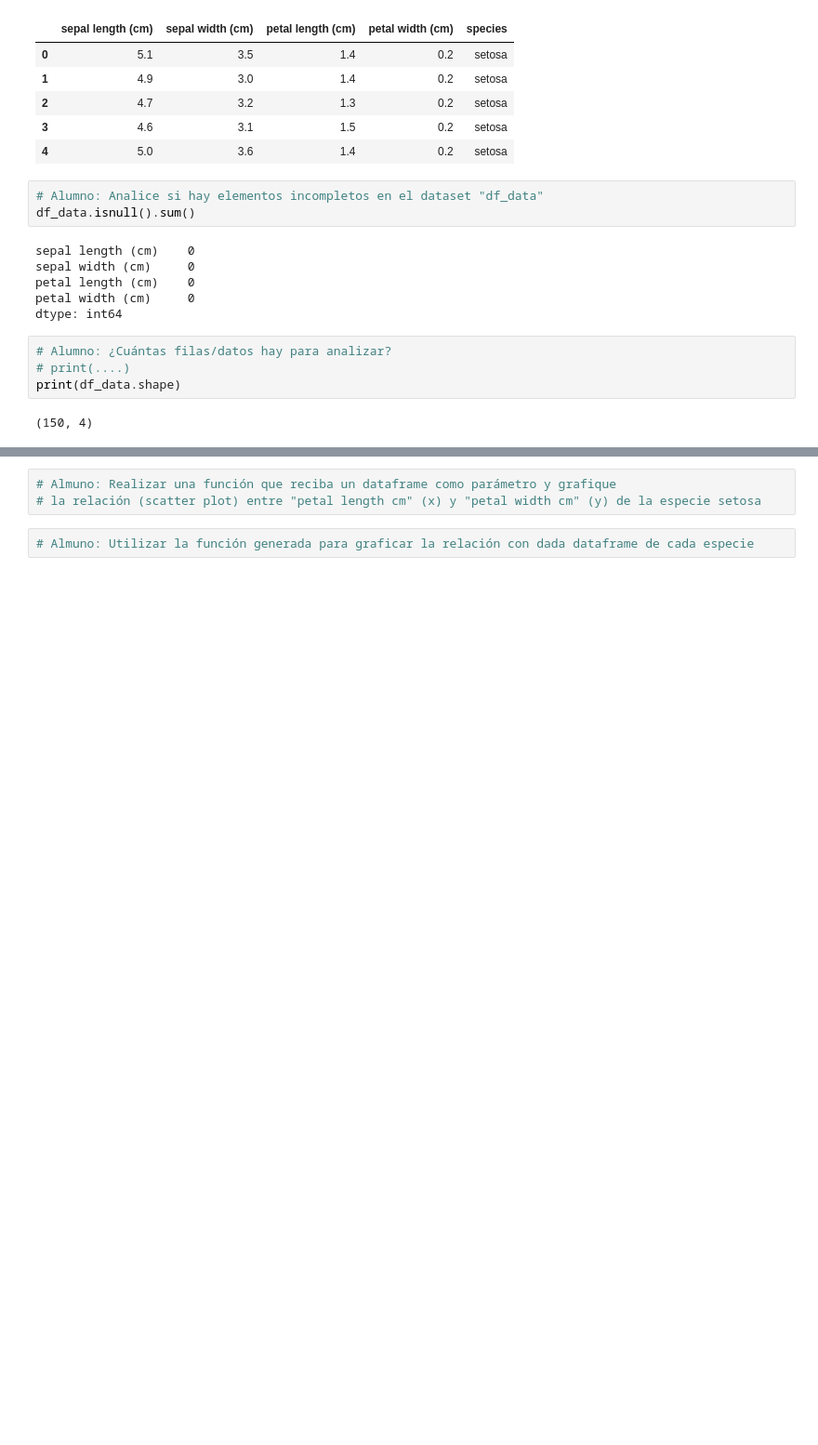
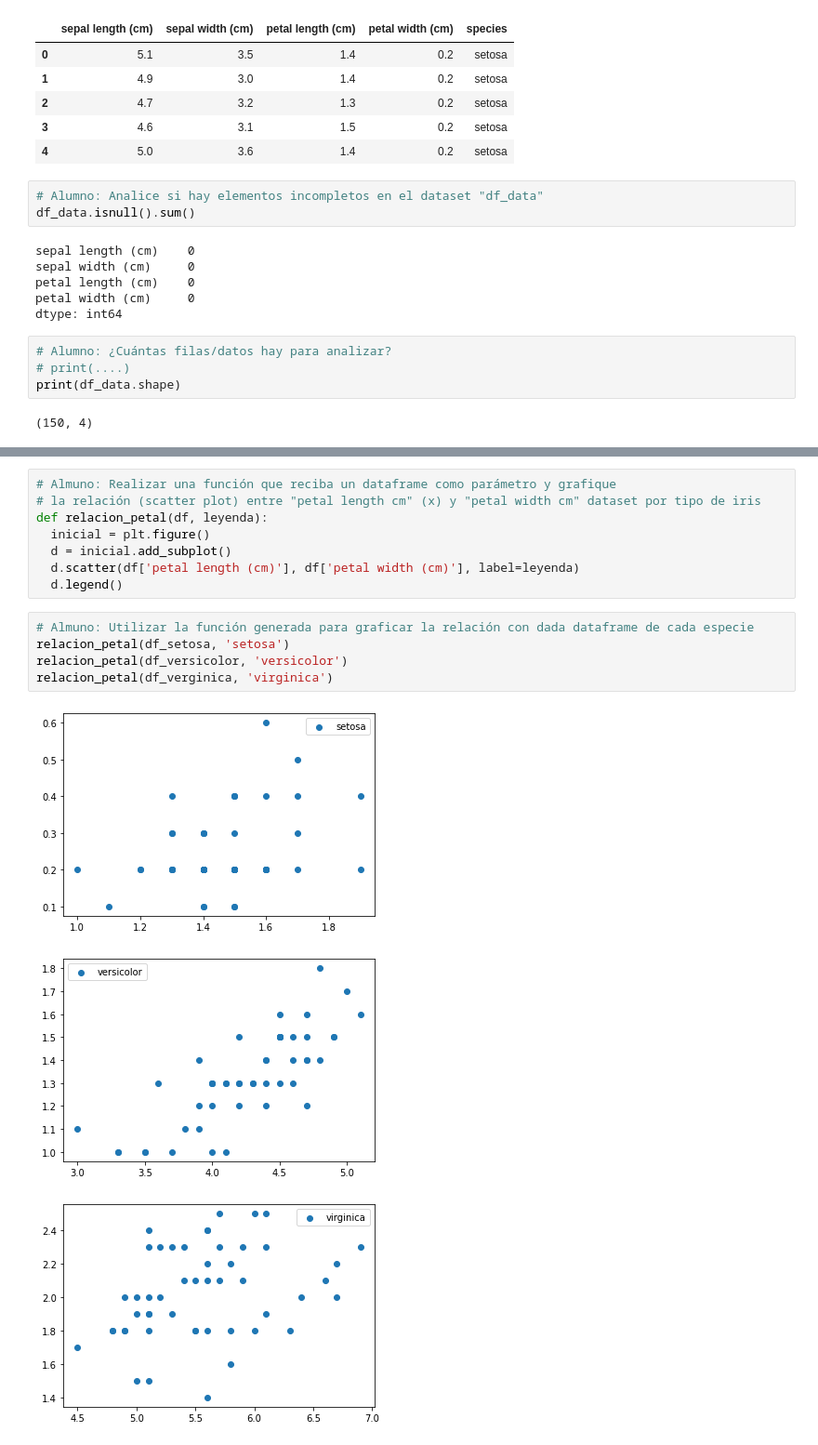
Before and after one commit to henrryyanez20/pandas_python, a Jupyter notebook: ejercicios_practica/1_iris.ipynb, the cells around one changed output, grey strips where cells are left out. Shown at 93% size. Saved outputs shown, nothing was run; the diff lists cells and outputs as text; blank space fills up the shorter version.

```diff
--- a/ejercicios_practica/1_iris.ipynb
+++ b/ejercicios_practica/1_iris.ipynb
@@ -140,6 +136,18 @@ df_versicolor.head()
 | 54 | 6.5 | 2.8 | 4.6 | 1.5 | versicolor |
 # %%
 # Almuno: Realizar una función que reciba un dataframe como parámetro y grafique
-# la relación (scatter plot) entre "petal length cm" (x) y "petal width cm" (y) de la especie setosa
+# la relación (scatter plot) entre "petal length cm" (x) y "petal width cm" dataset por tipo de iris
+def relacion_petal(df, leyenda):
+  inicial = plt.figure()
+  d = inicial.add_subplot()
+  d.scatter(df['petal length (cm)'], df['petal width (cm)'], label=leyenda)
+  d.legend()
 # %%
 # Almuno: Utilizar la función generada para graficar la relación con dada dataframe de cada especie
+relacion_petal(df_setosa, 'setosa')
+relacion_petal(df_versicolor, 'versicolor')
+relacion_petal(df_verginica, 'virginica')
+# %% [output]
+[figure, added]
+[figure, added]
+[figure, added]
```
Also changed, not shown: parts of 2 cells of this notebook.
